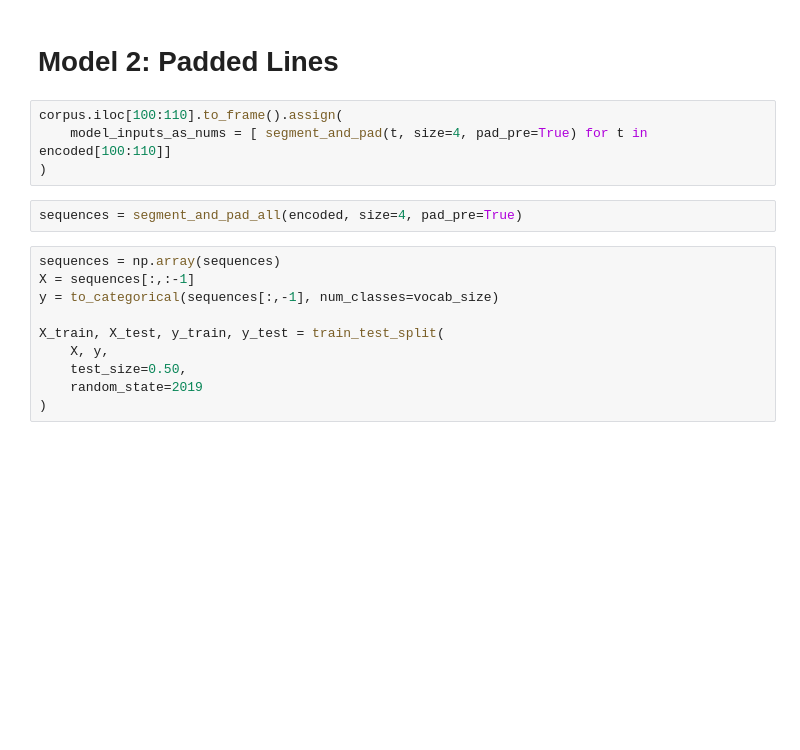
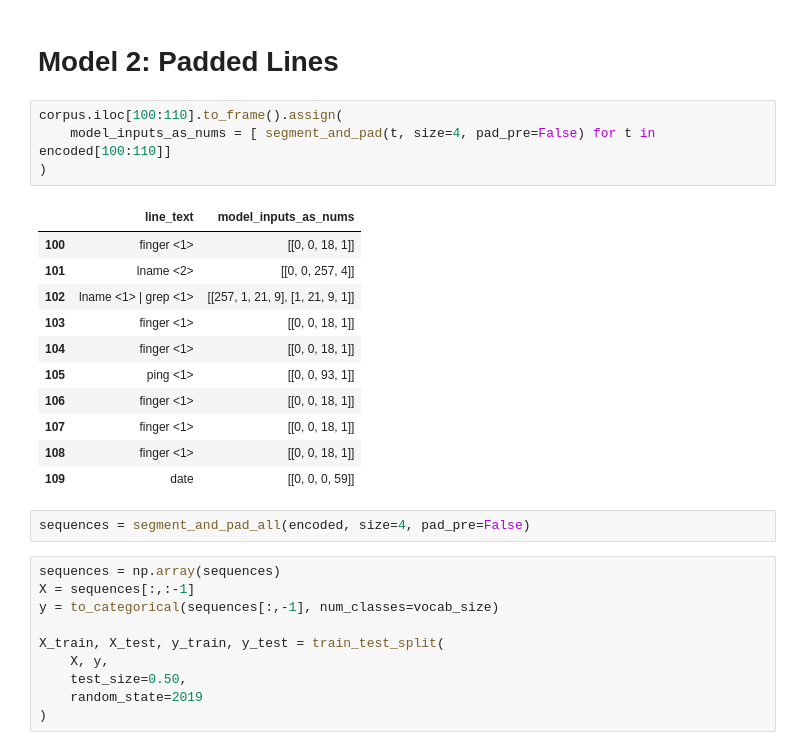
Before and after one commit to asosnovsky/unix-command-detection, a Jupyter notebook: Model Training.ipynb, the cells around one changed output. Cells and saved outputs as stored; diff of their text form; blank space fills up the shorter version.

```diff
--- a/Model Training.ipynb
+++ b/Model Training.ipynb
@@ -140,10 +146,22 @@ print(
 # Model 2: Padded Lines
 # %%
 corpus.iloc[100:110].to_frame().assign(
-    model_inputs_as_nums = [ segment_and_pad(t, size=4, pad_pre=True) for t in encoded[100:110]]
+    model_inputs_as_nums = [ segment_and_pad(t, size=4, pad_pre=False) for t in encoded[100:110]]
 )
+# %% [output]
+|  | line_text | model_inputs_as_nums |
+| 100 | finger <1> | [[0, 0, 18, 1]] |
+| 101 | lname <2> | [[0, 0, 257, 4]] |
+| 102 | lname <1> | grep <1> | [[257, 1, 21, 9], [1, 21, 9, 1]] |
+| 103 | finger <1> | [[0, 0, 18, 1]] |
+| 104 | finger <1> | [[0, 0, 18, 1]] |
+| 105 | ping <1> | [[0, 0, 93, 1]] |
+| 106 | finger <1> | [[0, 0, 18, 1]] |
+| 107 | finger <1> | [[0, 0, 18, 1]] |
+| 108 | finger <1> | [[0, 0, 18, 1]] |
+| 109 | date | [[0, 0, 0, 59]] |
 # %%
-sequences = segment_and_pad_all(encoded, size=4, pad_pre=True)
+sequences = segment_and_pad_all(encoded, size=4, pad_pre=False)
 # %%
 sequences = np.array(sequences)
 X = sequences[:,:-1]
```
Also changed, not shown: parts of 10 cells of this notebook.
